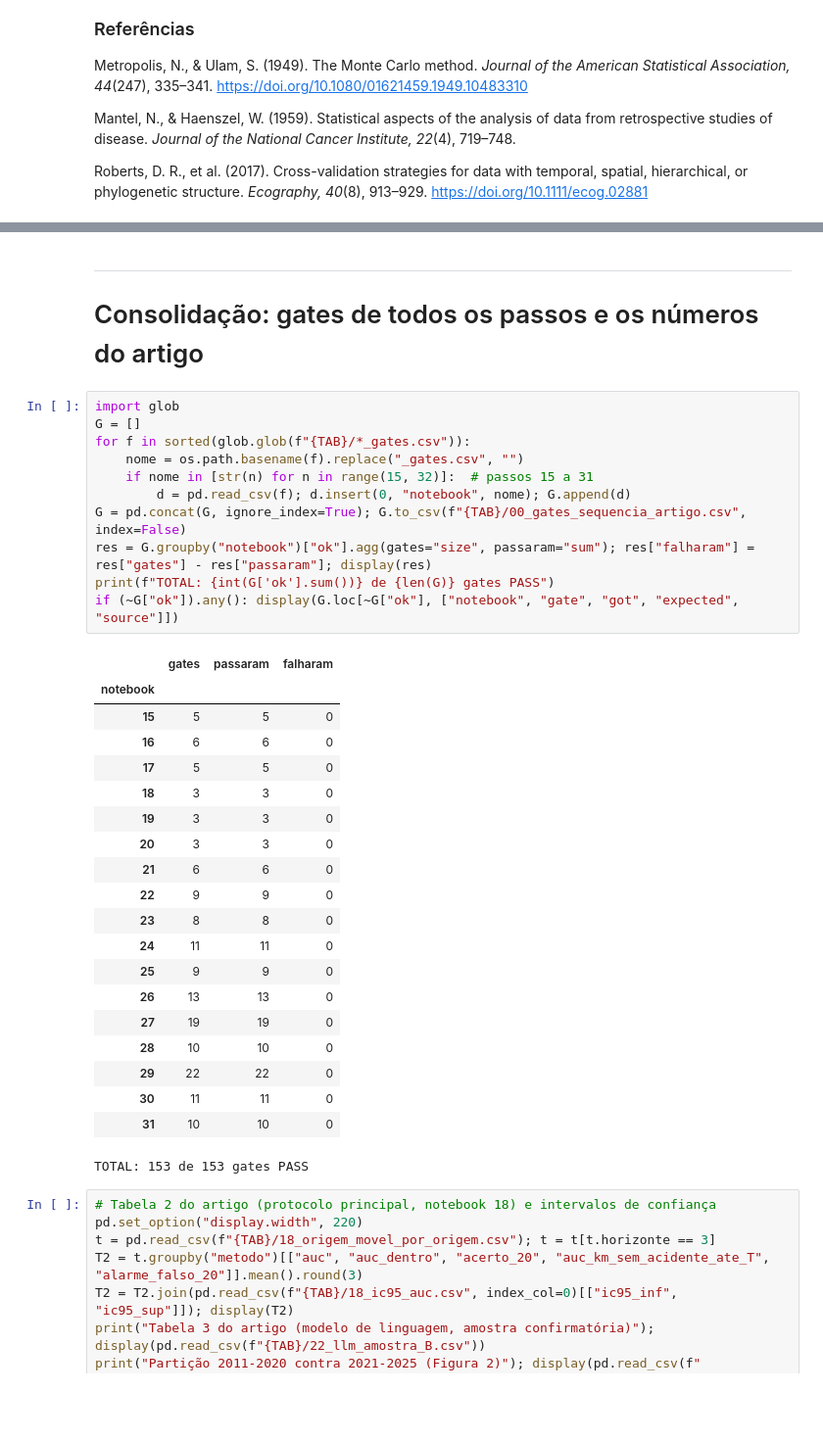
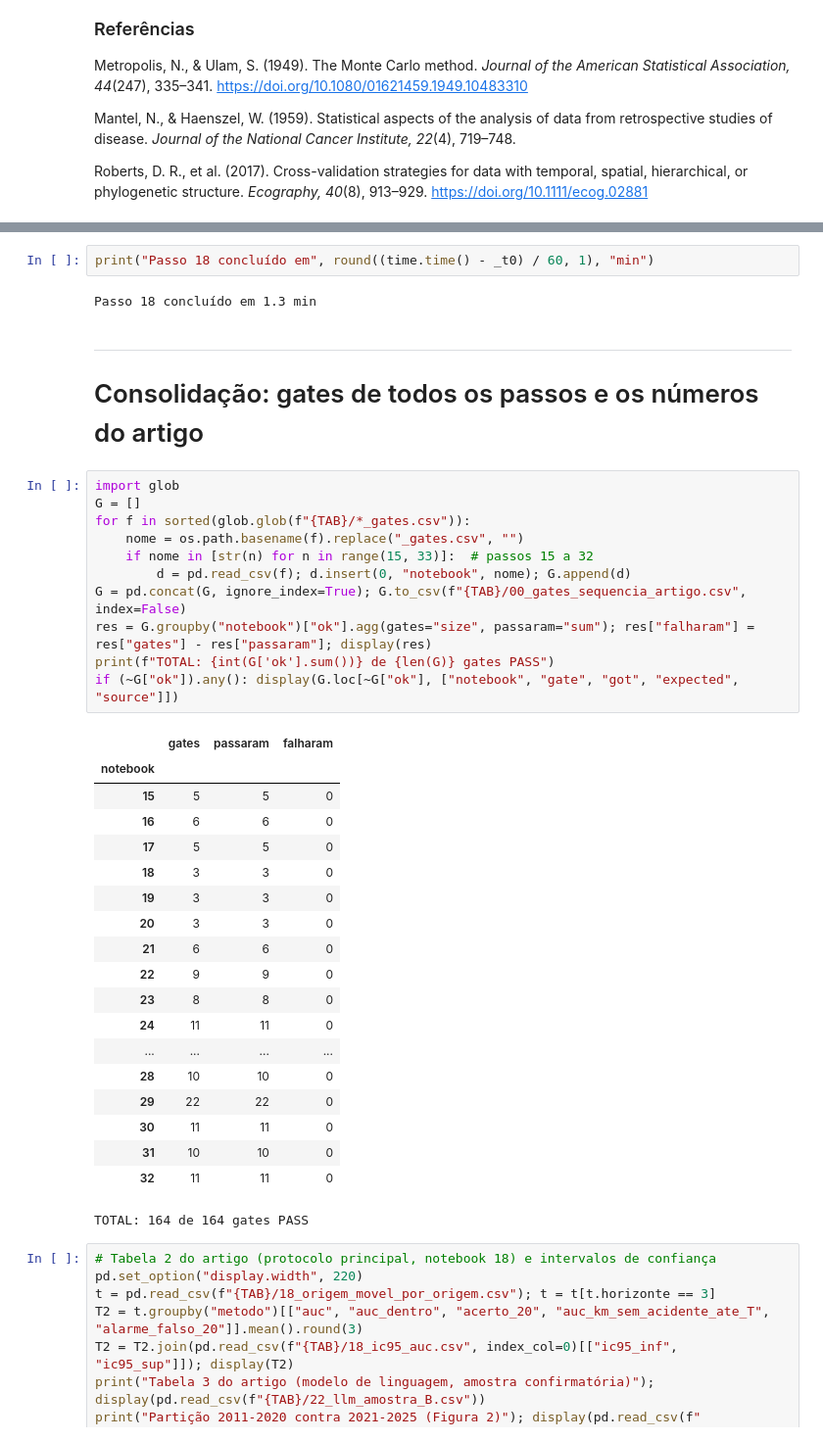
Before and after one commit to fabiolucien/ET261400-derailment-EAR, a Jupyter notebook: notebooks/executados/ET261400_sequencia_completa_EXECUTADO.ipynb, the cells around one changed output, grey strips where cells are left out. Shown at 98% size. Saved outputs shown, nothing was run; the diff lists cells and outputs as text; blank space fills up the shorter version.

```diff
--- a/notebooks/executados/ET261400_sequencia_completa_EXECUTADO.ipynb
+++ b/notebooks/executados/ET261400_sequencia_completa_EXECUTADO.ipynb
@@ -5689,38 +6127,41 @@ Passo 17 concluído em 4.4 min
+# %%
+print("Passo 18 concluído em", round((time.time() - _t0) / 60, 1), "min")
+# %% [output]
+Passo 18 concluído em 1.3 min
 # %% [markdown]
 ---
 # Consolidação: gates de todos os passos e os números do artigo
 # %%
 import glob
 G = []
 for f in sorted(glob.glob(f"{TAB}/*_gates.csv")):
     nome = os.path.basename(f).replace("_gates.csv", "")
-    if nome in [str(n) for n in range(15, 32)]:  # passos 15 a 31
+    if nome in [str(n) for n in range(15, 33)]:  # passos 15 a 32
         d = pd.read_csv(f); d.insert(0, "notebook", nome); G.append(d)
 G = pd.concat(G, ignore_index=True); G.to_csv(f"{TAB}/00_gates_sequencia_artigo.csv", index=False)
 res = G.groupby("notebook")["ok"].agg(gates="size", passaram="sum"); res["falharam"] = res["gates"] - res["passaram"]; display(res)
 print(f"TOTAL: {int(G['ok'].sum())} de {len(G)} gates PASS")
 if (~G["ok"]).any(): display(G.loc[~G["ok"], ["notebook", "gate", "got", "expected", "source"]])
 # %% [output]
 |  | gates | passaram | falharam |
 | notebook |  |  |  |
 | 15 | 5 | 5 | 0 |
 | 16 | 6 | 6 | 0 |
 | 17 | 5 | 5 | 0 |
 | 18 | 3 | 3 | 0 |
 | 19 | 3 | 3 | 0 |
 | 20 | 3 | 3 | 0 |
 | 21 | 6 | 6 | 0 |
 | 22 | 9 | 9 | 0 |
 | 23 | 8 | 8 | 0 |
 | 24 | 11 | 11 | 0 |
-| 25 | 9 | 9 | 0 |
-| 26 | 13 | 13 | 0 |
-| 27 | 19 | 19 | 0 |
+| ... | ... | ... | ... |
 | 28 | 10 | 10 | 0 |
 | 29 | 22 | 22 | 0 |
 | 30 | 11 | 11 | 0 |
 | 31 | 10 | 10 | 0 |
+| 32 | 11 | 11 | 0 |
-TOTAL: 153 de 153 gates PASS
+TOTAL: 164 de 164 gates PASS
 # %%
 # Tabela 2 do artigo (protocolo principal, notebook 18) e intervalos de confiança
 pd.set_option("display.width", 220)
```
Also changed, not shown: parts of 21 cells of this notebook.
